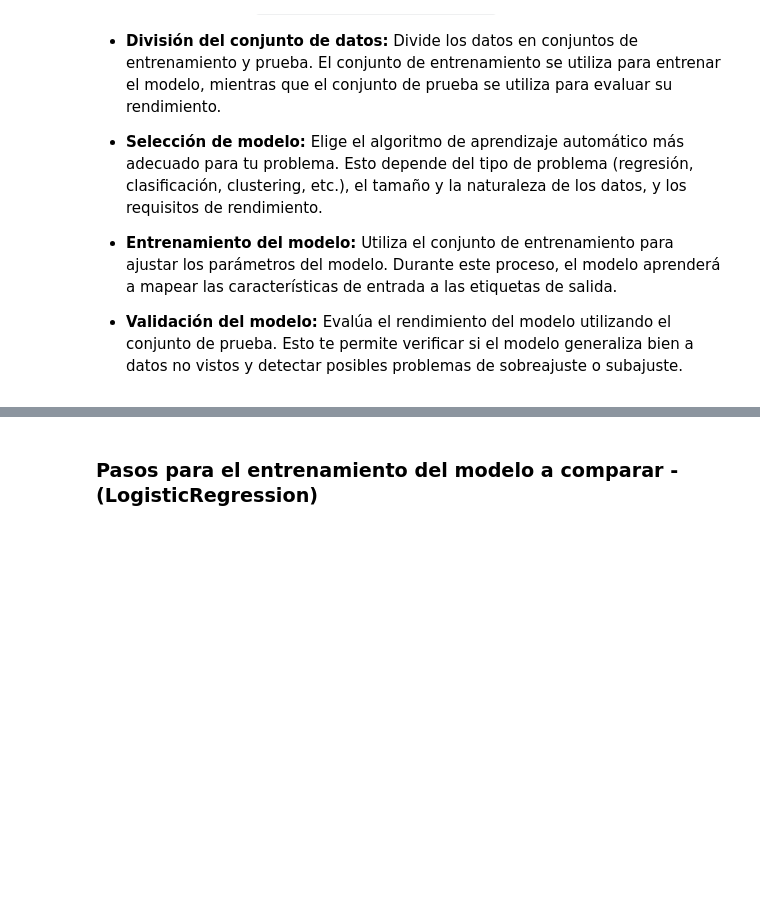
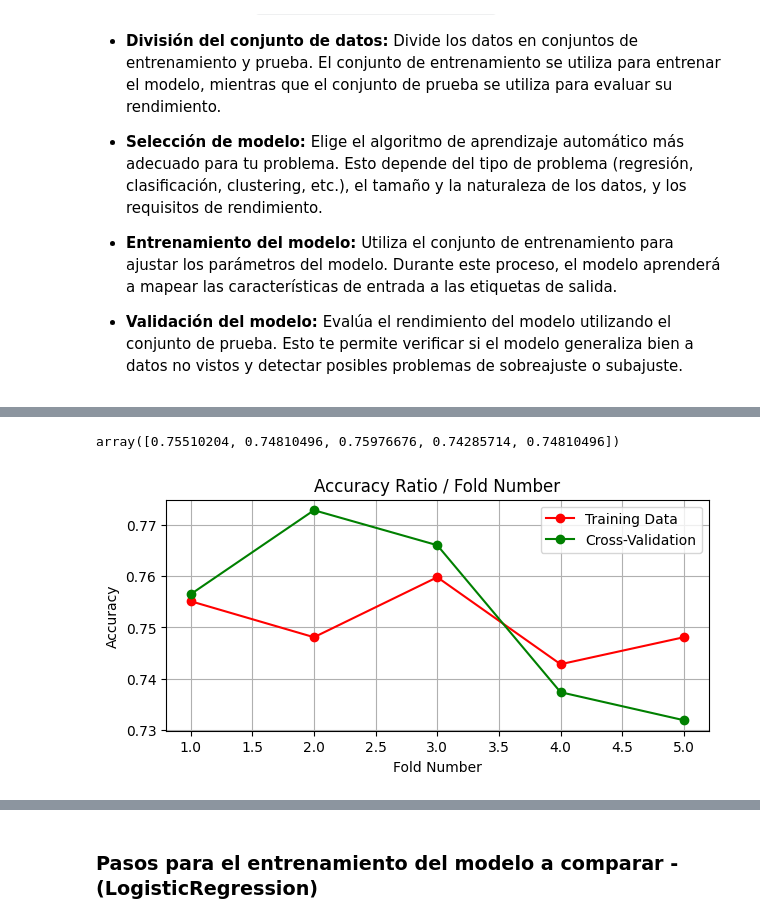
Before and after one commit to carloslario/python-b2-proyecto-final-lariocarlos, a Jupyter notebook: python_b2_proyecto_final.ipynb, the cells around one changed output, grey strips where cells are left out. Cells and saved outputs as stored; diff of their text form; code cells hidden in the pictures; blank space fills up the shorter version.

```diff
--- a/python_b2_proyecto_final.ipynb
+++ b/python_b2_proyecto_final.ipynb
@@ -1827,17 +1862,43 @@ A continuación, desarrolla los siguientes pasos para cada uno de los modelos so
 # Replace 'data_frame_tipo_financiamiento' and 'tipo_financiamiento' with your actual DataFrame and column names
 # Write you code here
 
+X = data_frame_tipo_financiamiento.drop(columns=['tipo_financiamiento'])
+y = data_frame_tipo_financiamiento['tipo_financiamiento']
+
 # Split the data into training and testing sets using startified_train_test_split
 # You can adjust the test_size parameter as needed
 # 'random_state' ensures reproducibility of results
 # Write you code here
 
+X_train, X_test, y_train, y_test = train_test_split(
+    X, y,
+    test_size=0.3,         # 30% para test, 70% para train
+    random_state=10,
+    stratify=y       # Semilla para reproducibilidad
+)
+
 # Create the custom model
 # You can customize the parameters based on your requirements
 # Write you code here
+class_trees_model = RandomForestClassifier(
+    n_estimators=200,
+    max_depth=None,
+    random_state=10
+)
+
 
 # Train the model on the training data
 # Write you code here
 
+class_trees_model.fit(X_train,y_train)
+
 # Make predictions on the testing data
 # Write you code here
+
+# Predicciones para el conjunto de prueba
+y_pred = class_trees_model.predict(X_test)
+
+from sklearn.metrics import classification_report, accuracy_score
+
+print("Accuracy:", accuracy_score(y_test, y_pred))
+print(classification_report(y_test, y_pred))
@@ -1849,5 +1936,9 @@ A continuación, desarrolla los siguientes pasos para cada uno de los modelos so
 # %%
 # Plot accuracy the model over the time - use plot_accuracy_scores
-#plot_accuracy_scores(rf_model,X_train,y_train,X_test,y_test,nparts=5,jobs=2)
+
+plot_accuracy_scores(class_trees_model,X_train,y_train,X_test,y_test,nparts=5,jobs=2)
+# %% [output]
+array([0.75510204, 0.74810496, 0.75976676, 0.74285714, 0.74810496])
+[figure, added]
 # %%
 # Print classifitacion report using classification_report
```
Also changed, not shown: parts of 36 cells of this notebook.
